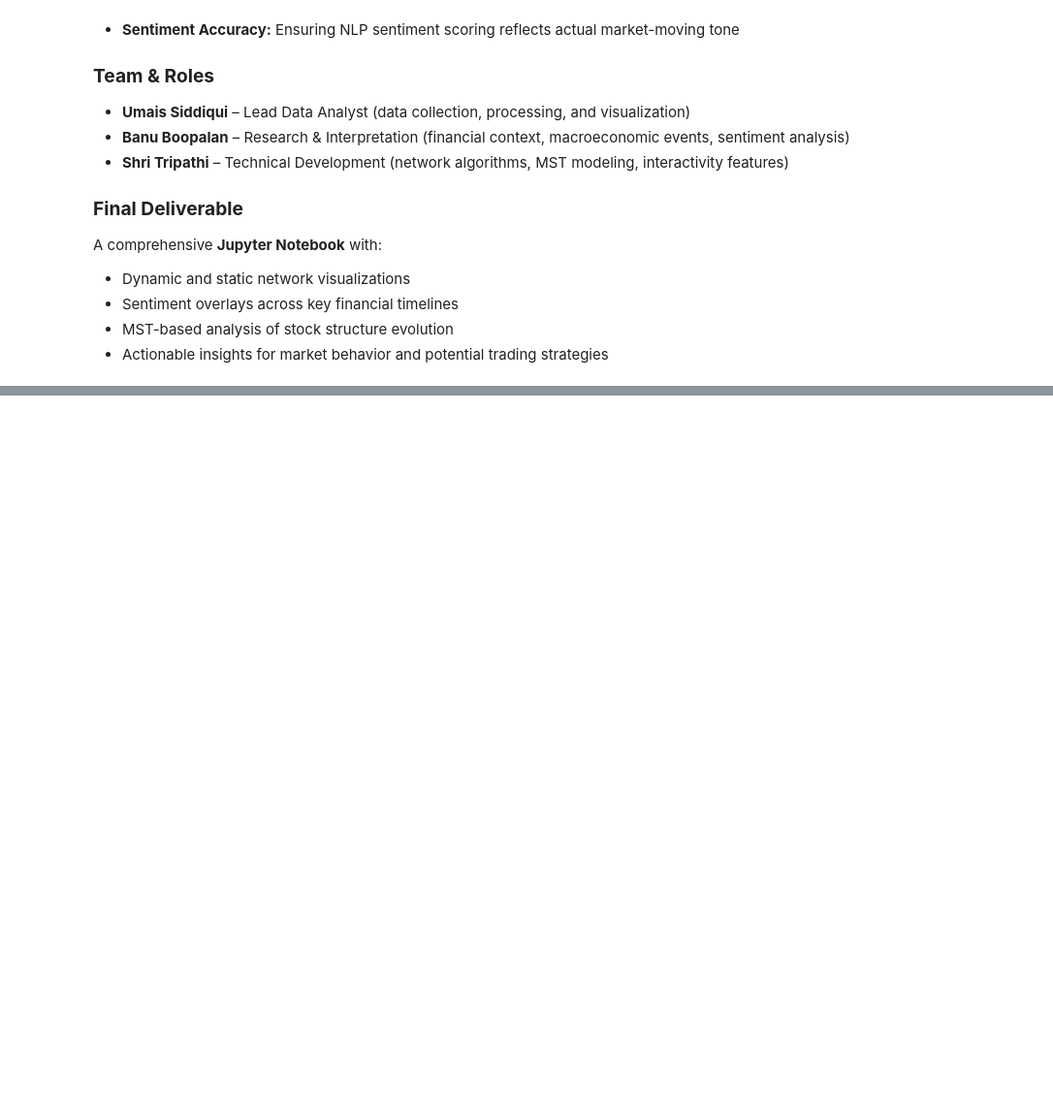
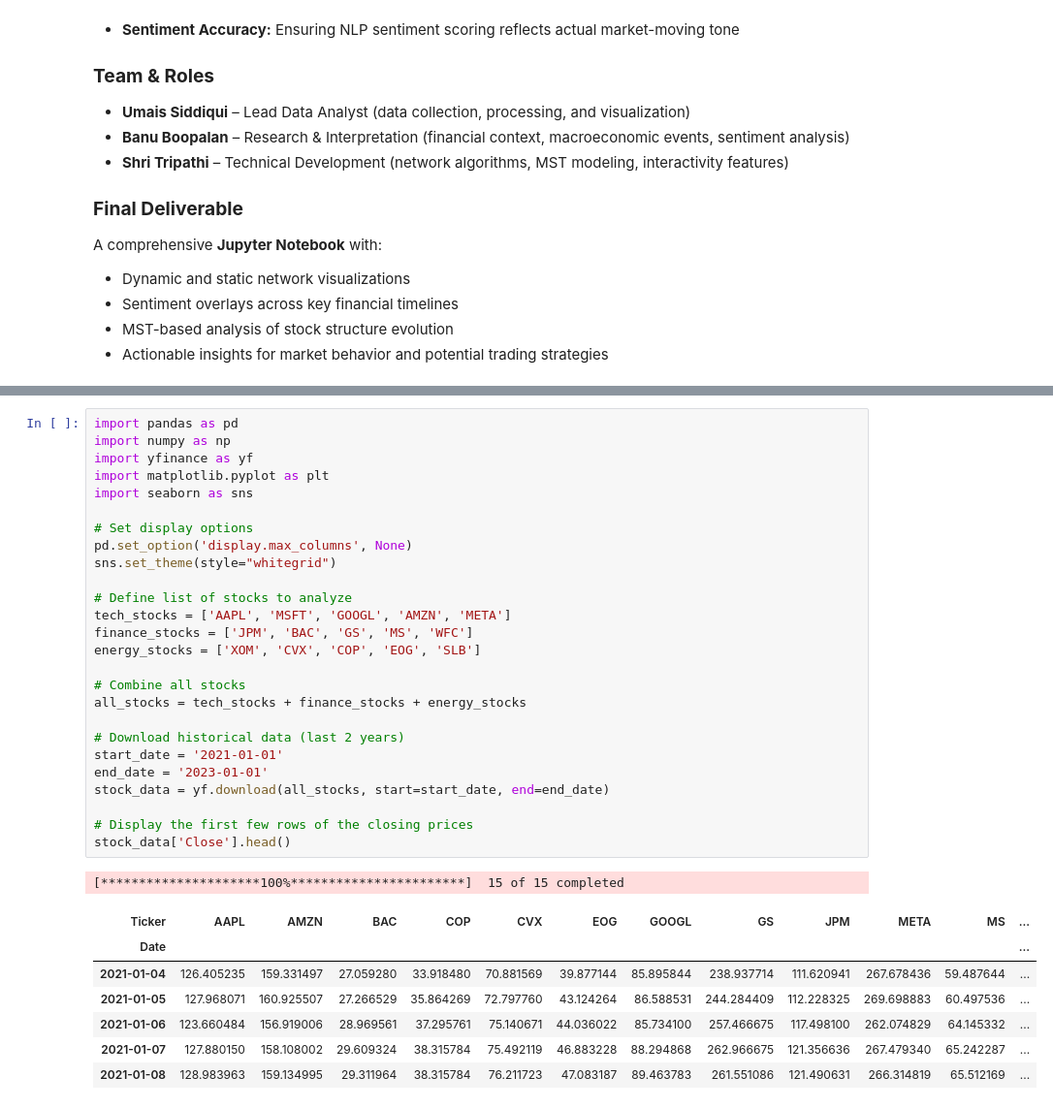
Before and after one commit to umais/DATA620, a Jupyter notebook: FinalProject/FinalProjectProposal.ipynb, the cells around one changed output, grey strips where cells are left out. Shown at 97% size. Saved outputs shown, nothing was run; the diff lists cells and outputs as text; blank space fills up the shorter version.

```diff
--- a/FinalProject/FinalProjectProposal.ipynb
+++ b/FinalProject/FinalProjectProposal.ipynb
@@ -106,0 +115,35 @@ A comprehensive **Jupyter Notebook** with:
+# %%
+import pandas as pd
+import numpy as np
+import yfinance as yf
+import matplotlib.pyplot as plt
+import seaborn as sns
+
+# Set display options
+pd.set_option('display.max_columns', None)
+sns.set_theme(style="whitegrid")
+
+# Define list of stocks to analyze
+tech_stocks = ['AAPL', 'MSFT', 'GOOGL', 'AMZN', 'META']
+finance_stocks = ['JPM', 'BAC', 'GS', 'MS', 'WFC']
+energy_stocks = ['XOM', 'CVX', 'COP', 'EOG', 'SLB']
+
+# Combine all stocks
+all_stocks = tech_stocks + finance_stocks + energy_stocks
+
+# Download historical data (last 2 years)
+start_date = '2021-01-01'
+end_date = '2023-01-01'
+stock_data = yf.download(all_stocks, start=start_date, end=end_date)
+
+# Display the first few rows of the closing prices
+stock_data['Close'].head()
+# %% [output]
+[*********************100%***********************]  15 of 15 completed
+| Ticker | AAPL | AMZN | BAC | COP | CVX | EOG | GOOGL | GS | JPM | META | MS | ... |
+| Date |  |  |  |  |  |  |  |  |  |  |  | ... |
+| 2021-01-04 | 126.405235 | 159.331497 | 27.059280 | 33.918480 | 70.881569 | 39.877144 | 85.895844 | 238.937714 | 111.620941 | 267.678436 | 59.487644 | ... |
+| 2021-01-05 | 127.968071 | 160.925507 | 27.266529 | 35.864269 | 72.797760 | 43.124264 | 86.588531 | 244.284409 | 112.228325 | 269.698883 | 60.497536 | ... |
+| 2021-01-06 | 123.660484 | 156.919006 | 28.969561 | 37.295761 | 75.140671 | 44.036022 | 85.734100 | 257.466675 | 117.498100 | 262.074829 | 64.145332 | ... |
+| 2021-01-07 | 127.880150 | 158.108002 | 29.609324 | 38.315784 | 75.492119 | 46.883228 | 88.294868 | 262.966675 | 121.356636 | 267.479340 | 65.242287 | ... |
+| 2021-01-08 | 128.983963 | 159.134995 | 29.311964 | 38.315784 | 76.211723 | 47.083187 | 89.463783 | 261.551086 | 121.490631 | 266.314819 | 65.512169 | ... |
```
Also changed, not shown: parts of 5 cells of this notebook, 1 other file.
